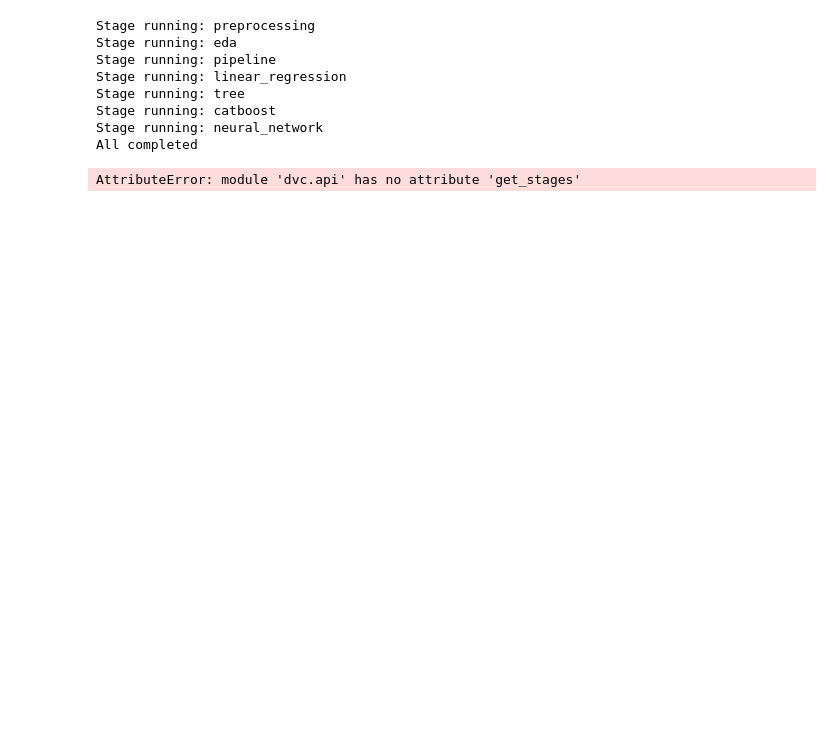
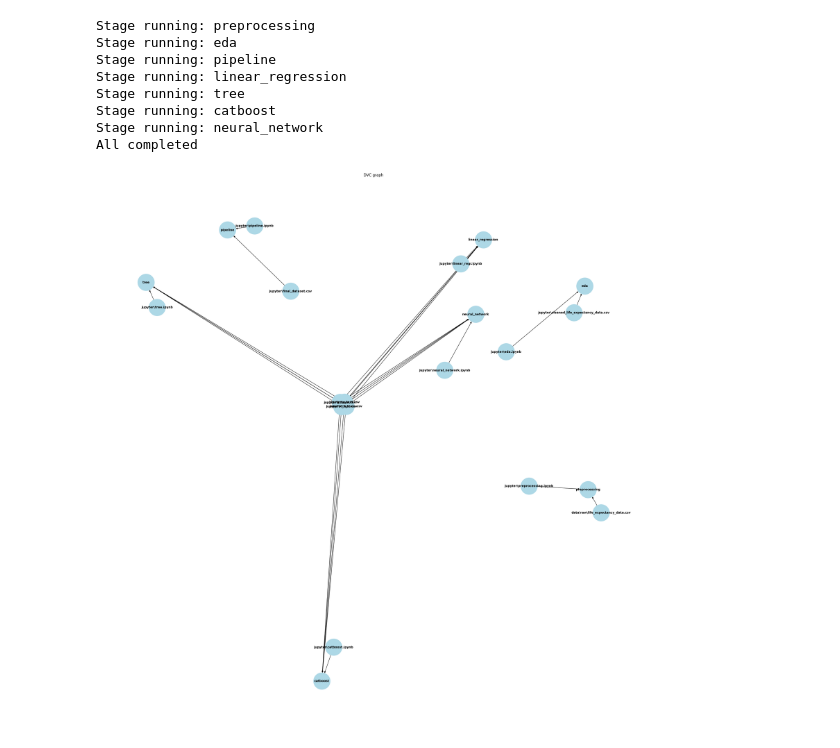
Before and after one commit to LlirikOknessu/tpu-8e21-ai-basis, a Jupyter notebook: Fomina/launch.ipynb, the cells around one changed output. Drawn from its saved outputs; the diff is of its cells as text; code cells hidden in the pictures; blank space fills up the shorter version.

```diff
--- a/Fomina/launch.ipynb
+++ b/Fomina/launch.ipynb
@@ -36,23 +35,20 @@ import dvc.repo
 import networkx as nx
 import matplotlib.pyplot as plt
 # %%
-def get_dvc_graph():
-    stages = dvc.api.get_stages()
-    graph = nx.DiGraph()
+with open('C:/Users/kseni/PycharmProjects/tpu-8e21-ai-basis/Fomina/dvc.yaml', 'r') as file:
+    dvc_data = yaml.safe_load(file)
 
-    for stage in stages:
-        graph.add_node(stage.name)
-        for dependency in stage.deps:
-            graph.add_edge(dependency.path, stage.name)
+graph = nx.DiGraph()
 
-    return graph
+for stage_name, stage_info in dvc_data['stages'].items():
+    graph.add_node(stage_name)
+    for dep in stage_info.get('deps', []):
+        graph.add_edge(dep, stage_name)
 # %%
-dvc_graph = get_dvc_graph()
-
-plt.figure(figsize=(12, 8))
-pos = nx.spring_layout(dvc_graph)
-nx.draw(dvc_graph, pos, with_labels=True, node_size=3000, node_color='lightblue', font_size=10, font_weight='bold', arrows=True)
+plt.figure(figsize=(25, 25))
+pos = nx.spring_layout(graph)
+nx.draw(graph, pos, with_labels=True, node_size=3000, node_color='lightblue', font_size=10, font_weight='bold', arrows=True)
 plt.title("DVC graph")
 plt.show()
 # %% [output]
-AttributeError: module 'dvc.api' has no attribute 'get_stages'
+[figure, added]
```
Also changed, not shown: parts of 1 cell of this notebook.
